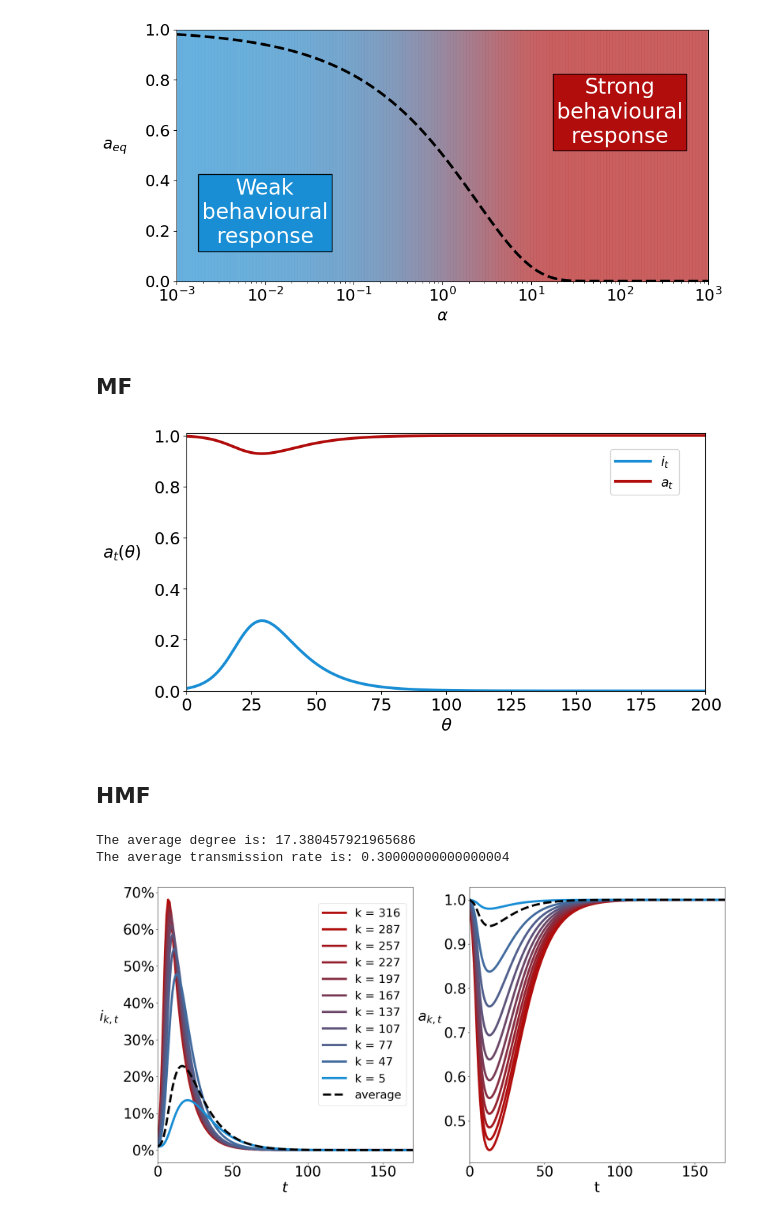
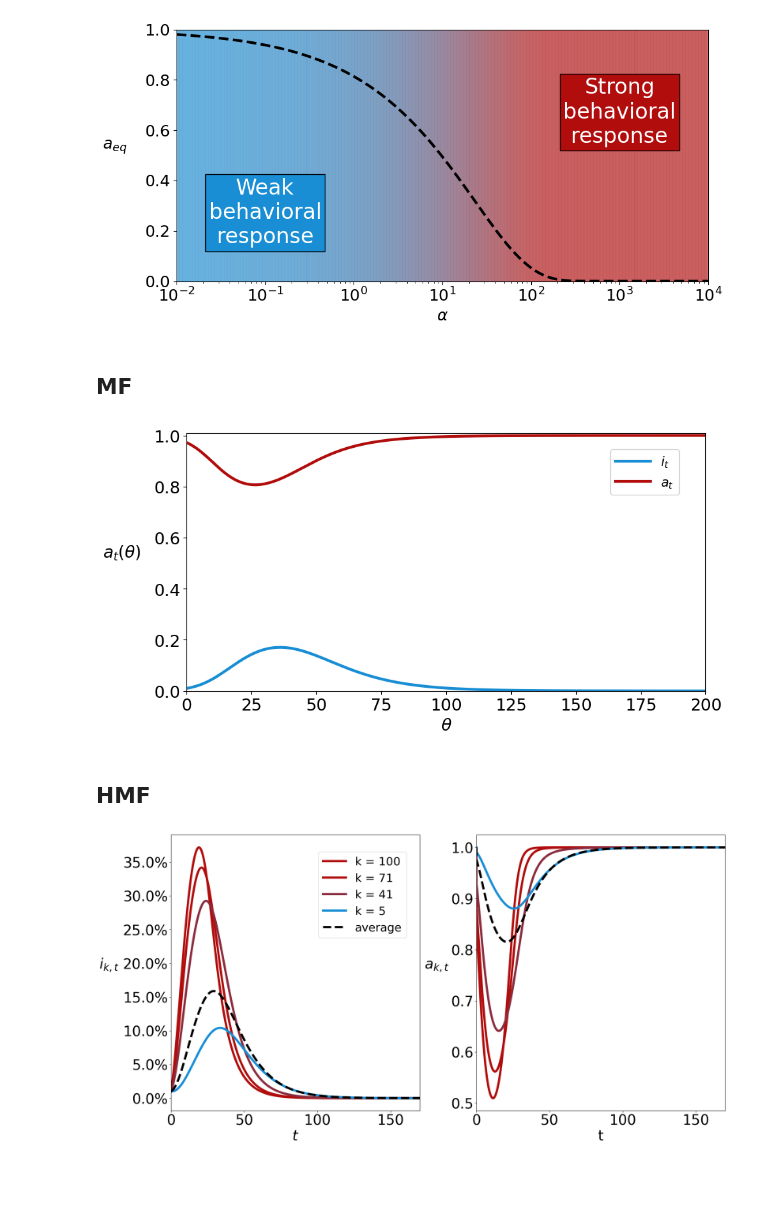
Before and after one commit to lorenzoamir/EpiNetworkPaper, a Jupyter notebook: Notebooks/EpiNetworkNotebook.ipynb, the cells around one changed output. Drawn from its saved outputs; the diff is of its cells as text; code cells hidden in the pictures; blank space fills up the shorter version.

```diff
--- a/Notebooks/EpiNetworkNotebook.ipynb
+++ b/Notebooks/EpiNetworkNotebook.ipynb
@@ -111,7 +108,7 @@ if A_EQ == True:
         # Numerically find a_eq as the minimum of opt_fun
         return ( (np.log(x) - x + 1) + U_I)**2
 
-    alpha_grid = np.geomspace(1e-3, 1e3, 1000)
+    alpha_grid = np.geomspace(1e-3/dt, 1e3/dt, 1000)
     U_I_grid = (1-delta*(1-mu))*alpha_grid
 
     fig, ax = plt.subplots(1, 1, figsize=(10,5))
@@ -130,13 +127,13 @@ if A_EQ == True:
     for i,x in enumerate(alpha_grid):
         ax.axvline(x, color=colorFader(c1, c2, 0.15, a_equiv[i]), linewidth=4, zorder=0)
 
-    ax.text(1e-2, .15, "Weak\nbehavioural\nresponse",
+    ax.text(1e-2/dt, .15, "Weak\nbehavioral\nresponse",
             horizontalalignment='center',
             color = "white",
             bbox=dict(facecolor=c1, alpha=1),
             fontsize=24)
 
-    ax.text(1e2, .55, "Strong\nbehavioural\nresponse",
+    ax.text(1e2/dt, .55, "Strong\nbehavioral\nresponse",
             horizontalalignment='center',
             color = "white",
             bbox=dict(facecolor=c2, alpha=1),
@@ -151,7 +148,7 @@ if A_EQ == True:
     plt.savefig("../Figures/a_eq/a_eq.pdf")
     plt.show()
 # %% [output]
-[figure, old version]
+[figure, new version]
 # %% [markdown]
 ## MF
 # %%
@@ -175,14 +172,16 @@ def simulate_MF(t_max, beta, mu, alpha, i0):
 
     eradicated = False
 
-    tt = np.arange(0, t_max+1, 1)
+    tt = np.arange(0, t_max+dt, dt)
 
     Y = np.array([i0, 0]) #initial condition Y[0] = i, Y[1] = r
     a = 1
 
     for idx, t in enumerate(tt):
 
-        a = 1 / (1 + beta*alpha*a*Y[0])
+        s = 1 - Y[0] -Y[1]
+
+        a = 1 / (1 + s*beta*(alpha/dt)*a*Y[0])
 
         if Y[0] < zero_tol:
             # If I = 0 the epidemic is over
@@ -217,7 +216,7 @@ if MF == True:
     ax.tick_params(axis='y', labelsize=fontsize)
     ax.tick_params(axis='x', labelsize=fontsize)
 
-    tt, result, a, eradicated = simulate_MF(t_max, beta_MF, mu, 1, i0)
+    tt, result, a, eradicated = simulate_MF(t_max, beta_MF, mu, 10, i0)
 
     plt.plot(tt, result["i"], color=c1, linewidth=linewidth, label="$i_t$")
     plt.plot(tt, a, color=c2, linewidth=linewidth, label="$a_t$")
@@ -225,7 +224,7 @@ if MF == True:
     plt.ylim(0,1.01)
     fig.legend(prop={'size': 14}, handlelength=2.66, bbox_to_anchor=(0.87, 0.85))
 # %% [output]
-[figure, old version]
+[figure, new version]
 # %% [markdown]
 ## HMF
 # %%
@@ -251,11 +250,8 @@ k_ave = sum([k * p[k] for k in degrees])
 k_var = sum([k**2*p[k] for k in degrees])
 
 beta_HMF = mu*R0/k_ave
-print("The average degree is: {}".format(k_ave))
-print("The average transmission rate is: {}".format(beta_HMF*k_ave))
+#print("The average degree is: {}".format(k_ave))
+#print("The average transmission rate is: {}".format(beta_HMF*k_ave))
-# %% [output]
-The average degree is: 17.380457921965686
-The average transmission rate is: 0.30000000000000004
 # %%
 def step_HMF(Y, beta, mu, a, theta):
 # Right-hand side of the differential eq. system
@@ -279,7 +277,7 @@ def simulate_HMF(t_max, beta, mu, alpha, i0):
 
     eradicated = False
 
-    tt = np.arange(0, t_max+1, 1)
+    tt = np.arange(0, t_max+dt, dt)
 
     init = np.zeros(2*len(degrees))   # indexes from 0 to len(degrees)-1 are for i_k,
                                       # indexes from len(degrees) to 2*len(degrees)-1 to are for r_k
@@ -313,7 +311,8 @@ def simulate_HMF(t_max, beta, mu, alpha, i0):
                 a_time_series[k].append(a[k])
 
         for k in degrees:
-            a[k] = 1 / (1 + alpha*delta*beta*k*theta)
+            s_k  = 1 - Y[k-k_min] - Y[len(degrees)+k-k_min]
+            a[k] = 1 / (1 + s_k*(alpha/dt)*delta*beta*k*theta)
 
         # Theta changes because of changes in a_k
         theta = sum([a[k]*(k-1)*p[k]*Y[k-k_min]/k_ave for k in degrees])
@@ -370,7 +369,7 @@ if HMF == True:
     ax2.tick_params(axis='x', labelsize=fontsize)
     ax2.tick_params(axis='y', labelsize=fontsize)
 
-    tt, result, a, theta, eradicated = simulate_HMF(t_max, beta_HMF, mu, 1, i0)
+    tt, result, a, theta, eradicated = simulate_HMF(t_max, beta_HMF, mu, 10, i0)
 
     if not eradicated:
         print("WARNING: tmax was reached")
@@ -379,31 +378,31 @@ if HMF == True:
 
     for k_idx, k in enumerate(degrees):
         percent[k] = np.array([elem*100 for elem in result["i"][k]])  # Percentage of I
 
     kstep = 30
 
     ax1.plot(tt, percent[k_max], label="k = {}".format(k_max), color=c2, linewidth = linewidth) #Always display k_max
     ax2.plot(tt, a[k_max], color=c2, linestyle = "solid", linewidth = linewidth)
     for k_idx, k in enumerate(degrees[-kstep:kstep:-kstep]): # Plot only a fraction of all degrees
         color = colorFader(c1, c2, 1, k_idx/len(degrees[::-kstep]))
         ax1.plot(tt, percent[k], label="k = {}".format(k), color=color, linewidth = linewidth)
         ax2.plot(tt, a[k], color=color, linestyle = "solid", linewidth = linewidth)
     ax1.plot(tt, percent[k_min], label="k = {}".format(k_min), color=c1, linewidth = linewidth) #Always display k_min
     ax2.plot(tt, a[k_min], color=c1, linestyle = "solid", linewidth = linewidth)
 
 
     percent_tot = np.vstack(([np.pad(percent[k]*p[k],[(0, len(tt)-len(percent[k]))], mode='constant') # constant mode
                           for k in degrees])).sum(axis=0)                                         # defaults to 0
     a_ave = np.vstack(([np.pad(a[k]*p[k],[(0, len(tt)-len(a[k]))], mode='constant')
                           for k in degrees])).sum(axis=0)
 
     ax1.plot(tt, percent_tot, color="k", linestyle = "dashed", linewidth = linewidth, label="average")
     ax2.plot(tt, a_ave, color="k", linestyle = "dashed", linewidth = linewidth)
 
     fig.legend(bbox_to_anchor=(0.5, 0.95), prop={'size': 26})
     fig.tight_layout()  # otherwise the right y-label is slightly clipped
     ax1.set_xlim(0, 170)
     ax2.set_xlim(0, 170)
     plt.show()
 # %% [output]
-[figure, old version]
+[figure, new version]
```
Also changed, not shown: parts of 11 cells of this notebook, 10 other files.
